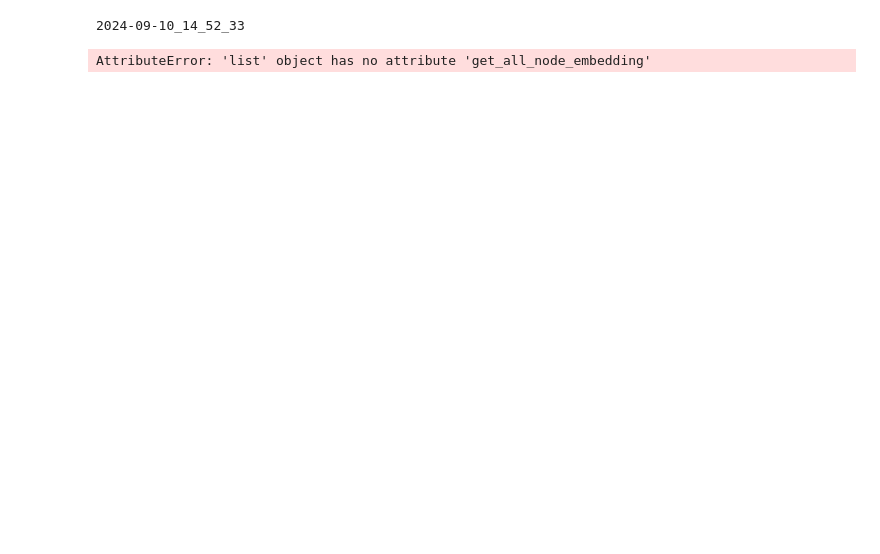
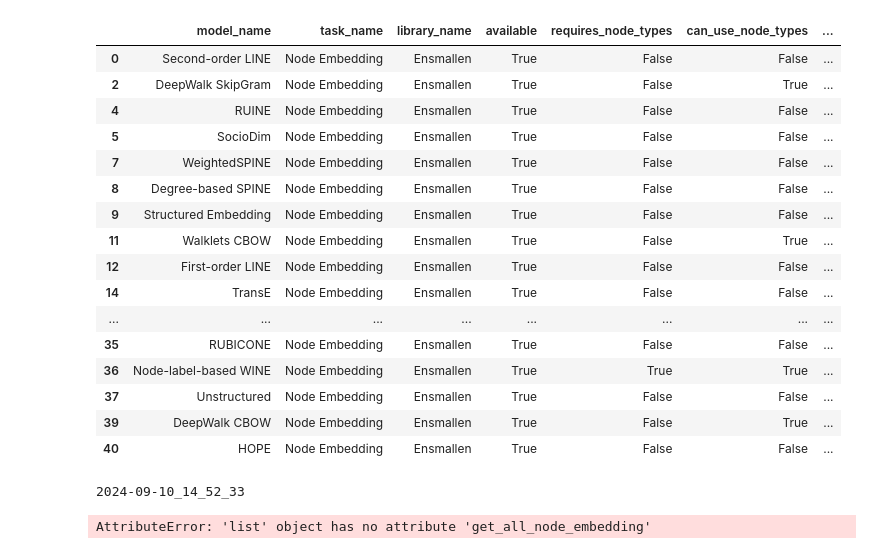
Before and after one commit to Knowledge-Graph-Hub/KG_Microbe_embeddings, a Jupyter notebook: KG_Microbe_embedding.ipynb, the cells around one changed output. Cells and saved outputs as stored; diff of their text form; code cells hidden in the pictures; blank space fills up the shorter version.

Commit message:
Add correct model

```diff
--- a/KG_Microbe_embedding.ipynb
+++ b/KG_Microbe_embedding.ipynb
@@ -34,6 +52,27 @@ kg_microbe
 # %%
 kg_microbe = kg_microbe.remove_disconnected_nodes()
 kg_microbe
+# %%
+import grape
+grape.get_available_models_for_node_embedding()
+# %% [output]
+|  | model_name | task_name | library_name | available | requires_node_types | can_use_node_types | ... |
+| 0 | Second-order LINE | Node Embedding | Ensmallen | True | False | False | ... |
+| 2 | DeepWalk SkipGram | Node Embedding | Ensmallen | True | False | True | ... |
+| 4 | RUINE | Node Embedding | Ensmallen | True | False | False | ... |
+| 5 | SocioDim | Node Embedding | Ensmallen | True | False | False | ... |
+| 7 | WeightedSPINE | Node Embedding | Ensmallen | True | False | False | ... |
+| 8 | Degree-based SPINE | Node Embedding | Ensmallen | True | False | False | ... |
+| 9 | Structured Embedding | Node Embedding | Ensmallen | True | False | False | ... |
+| 11 | Walklets CBOW | Node Embedding | Ensmallen | True | False | True | ... |
+| 12 | First-order LINE | Node Embedding | Ensmallen | True | False | False | ... |
+| 14 | TransE | Node Embedding | Ensmallen | True | False | False | ... |
+| ... | ... | ... | ... | ... | ... | ... | ... |
+| 35 | RUBICONE | Node Embedding | Ensmallen | True | False | False | ... |
+| 36 | Node-label-based WINE | Node Embedding | Ensmallen | True | True | True | ... |
+| 37 | Unstructured | Node Embedding | Ensmallen | True | False | False | ... |
+| 39 | DeepWalk CBOW | Node Embedding | Ensmallen | True | False | True | ... |
+| 40 | HOPE | Node Embedding | Ensmallen | True | False | False | ... |
 # %%
 import grape
 
```
Also changed, not shown: parts of 2 cells of this notebook.
